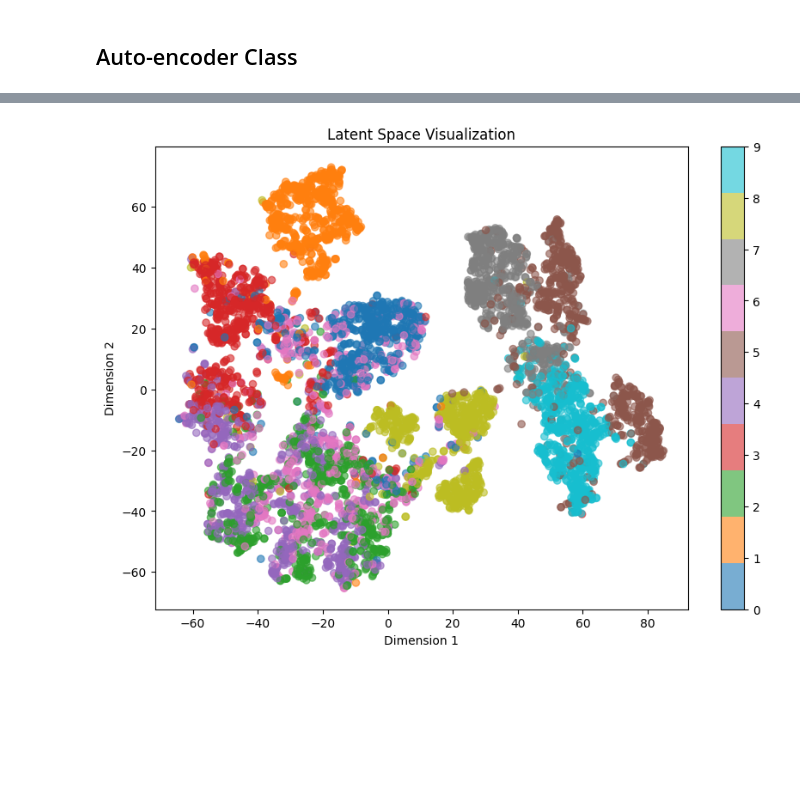
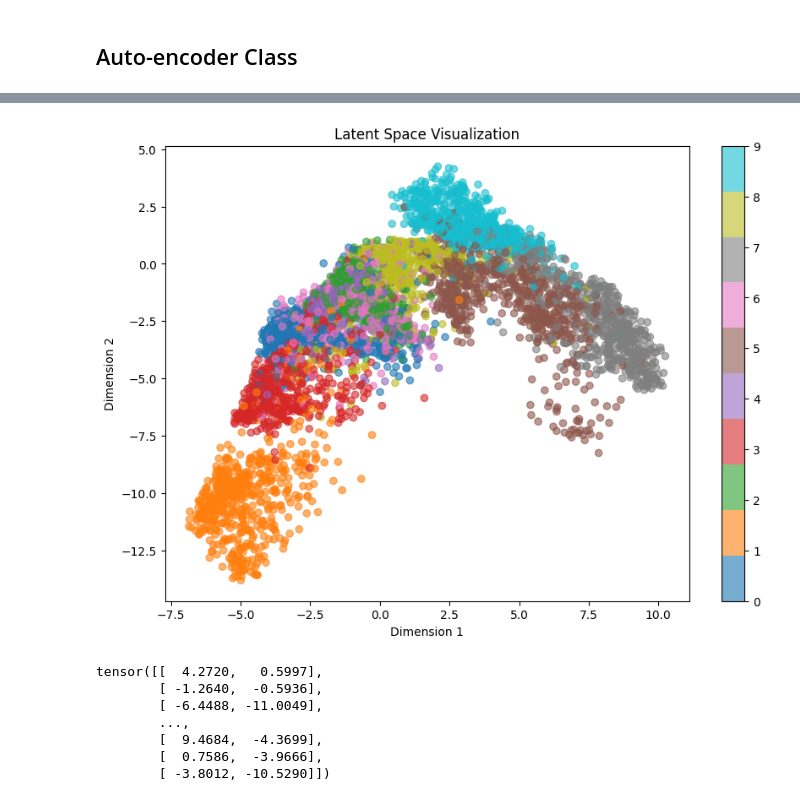
Before and after one commit to Jalalbaim/Auto-Encoder, a Jupyter notebook: AutoEncoder_+_Latent_space.ipynb, the cells around one changed output, grey strips where cells are left out. Drawn from its saved outputs; the diff is of its cells as text; code cells hidden in the pictures; blank space fills up the shorter version.

Commit message:
latent space

```diff
--- a/AutoEncoder_+_Latent_space.ipynb
+++ b/AutoEncoder_+_Latent_space.ipynb
@@ -88,7 +72,7 @@ class Autoencoder(nn.Module):
         self.encoder = nn.Sequential(
             nn.Linear(input_dim, 256),
             nn.Tanh(),
-            nn.Linear(256, encoding_dim),
+            nn.Linear(256, encoding_dim)
         )
         self.decoder = nn.Sequential(
             nn.Linear(encoding_dim, 256),
@@ -103,7 +87,7 @@ class Autoencoder(nn.Module):
         decoded = self.decoder(encoded)
         return decoded, encoded
 
-model = Autoencoder(28*28, 16).to(device)
+model = Autoencoder(28*28, 2).to(device)
 # %%
 loss_fn = nn.MSELoss()
 optimizer = torch.optim.Adam(model.parameters(), lr=1e-3)
@@ -170,36 +154,43 @@ Test Loss: 0.0118
 # %%
-import matplotlib.pyplot as plt
-from sklearn.manifold import TSNE
+# visualize latent space
 
 def visualize_latent_space(model, dataloader, num_batches=100):
     model.eval()
     labels = []
     latents = []
 
     with torch.no_grad():
         for i, (X, y) in enumerate(dataloader):
             if i >= num_batches: break
             X = X.to(device)
             X = X.view(-1, 28*28)
             _, latent = model(X)
             latents.append(latent.cpu())
             labels.append(y)
 
     latents = torch.cat(latents, dim=0)
     labels = torch.cat(labels, dim=0)
 
-    tsne = TSNE(n_components=2, random_state=123)
-    latents_2d = tsne.fit_transform(latents)
 
     plt.figure(figsize=(10, 7))
-    scatter = plt.scatter(latents_2d[:, 0], latents_2d[:, 1], c=labels, cmap='tab10', alpha=0.6)
+    scatter = plt.scatter(latents[:, 0], latents[:, 1], c=labels, cmap='tab10', alpha=0.6)
     plt.colorbar(scatter)
     plt.title('Latent Space Visualization')
     plt.xlabel('Dimension 1')
     plt.ylabel('Dimension 2')
     plt.show()
+    return latents
 
-# Visualize the latent space
-visualize_latent_space(model, test_dataloader)
+latents = visualize_latent_space(model, test_dataloader)
 # %% [output]
-[figure, old version]
+[figure, new version]
+# %%
+latents
+# %% [output]
+tensor([[  4.2720,   0.5997],
+        [ -1.2640,  -0.5936],
+        [ -6.4488, -11.0049],
+        ...,
+        [  9.4684,  -4.3699],
+        [  0.7586,  -3.9666],
+        [ -3.8012, -10.5290]])
```
Also changed, not shown: parts of 5 cells of this notebook.
